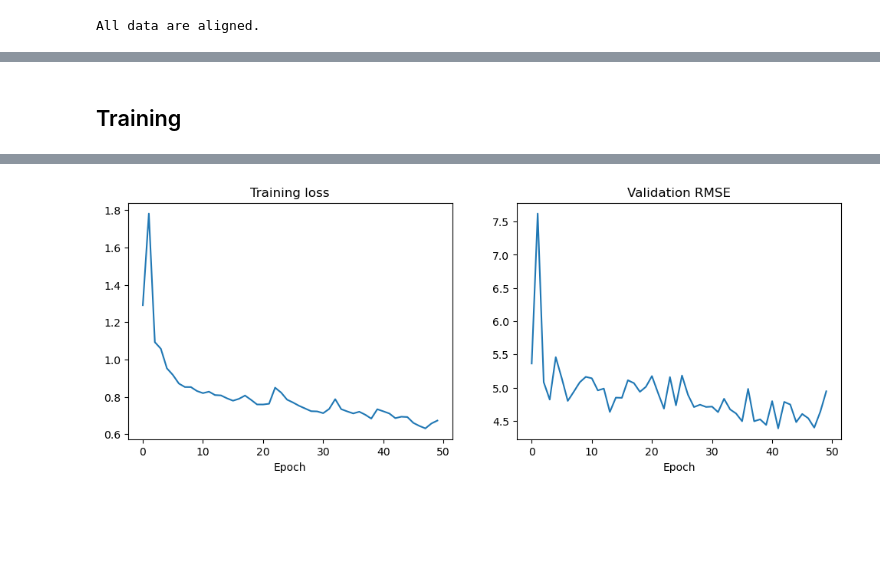
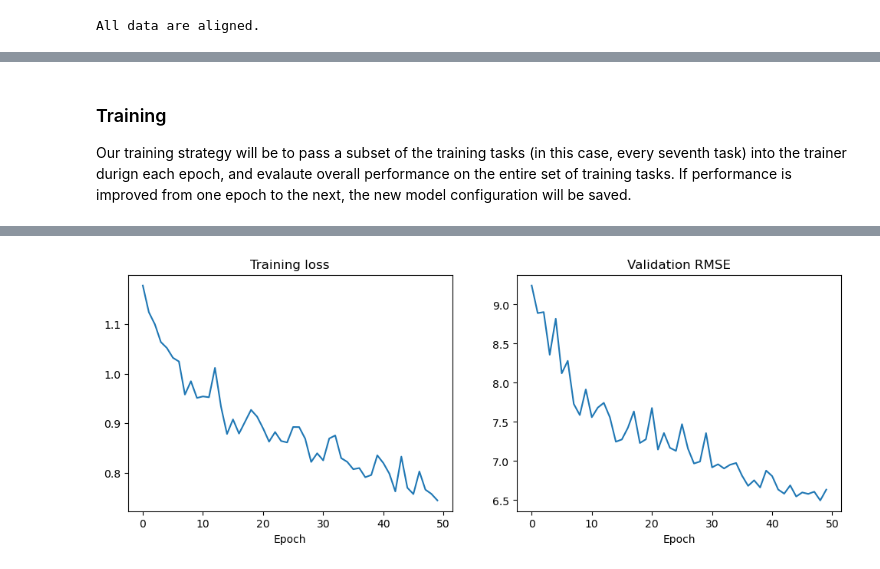
Before and after one commit to GEOS-ESM/ChemML, a Jupyter notebook: deepsensor_demo/Deepsensor_trial_Aug2025.ipynb, the cells around one changed output, grey strips where cells are left out. Cells and saved outputs as stored; diff of their text form; code cells hidden in the pictures; blank space fills up the shorter version.

```diff
--- a/deepsensor_demo/Deepsensor_trial_Aug2025.ipynb
+++ b/deepsensor_demo/Deepsensor_trial_Aug2025.ipynb
@@ -204,10 +230,10 @@ def F_align_times(a_in,v_time,dt_tol = np.timedelta64(30,'m')):
 
 
 # Target times: AirKorea Monitor Data
-# v_time = f_data_airkorea.reset_index()['time'].unique()
+v_time = f_data_airkorea.reset_index()['time'].unique()
 
 # Target times: GCAS Flights
-v_time = a_data_GCAS.time.values
+# v_time = a_data_GCAS.time.values
 
 f_data_airkorea_aligned = F_align_times(f_data_airkorea,v_time)
 a_data_GEOSCF_aligned = F_align_times(a_data_GEOSCF,v_time) # 7MB
@@ -310,6 +504,6 @@ Y_t: [(1, 306)]
 # %%
 if b_Retrain_Model:
-    model = ConvNP(data_processor, task_loader, unet_channels=(32, 32, 32, 32, 32))
+    model = ConvNP(data_processor, training_task_loader, unet_channels=(32, 32, 32, 32, 32))
 
     # Fix a bug: JSON is not able to encode numpy float32:
     model.config['encoder_scales'] = [float(number) for number in model.config['encoder_scales']]
@@ -317,14 +511,18 @@ if b_Retrain_Model:
     # Save the model
     model.save(processor_dir)
 else:
-    model = ConvNP(data_processor, task_loader, processor_dir)
+    model = ConvNP(data_processor, training_task_loader, processor_dir)
+print('\n')
+print('Model Configuration:')
 print(model)
+print('\n')
 
 # encode a task to tensor and visualize the encoding
-task = task_loader("2024-02-17 01:30:00'", "all", "all")
+task = testing_task_loader("2024-02-17 01:30:00'", "all", "all")
 encoding = deepsensor.model.nps.compute_encoding_tensor(model, task)
 print(f"SetConv encoding tensor shape: {encoding.shape}")
-fig = deepsensor.plot.context_encoding(model, task, task_loader)
+print('\n')
+fig = deepsensor.plot.context_encoding(model, task, testing_task_loader)
 plt.show()
 
 # visualize the receptive field (note: will not work without internet access to download shapefiles)
@@ -394,5 +605,7 @@ Loss funcion of untrained model: 7.666896820068359
 # %% [markdown]
-## Training
+### Training
+
+Our training strategy will be to pass a subset of the training tasks (in this case, every seventh task) into the trainer durign each epoch, and evalaute overall performance on the entire set of training tasks. If performance is improved from one epoch to the next, the new model configuration will be saved.
 # %%
 if b_Retrain_Model:
     losses = []
@@ -401,27 +614,33 @@ if b_Retrain_Model:
 
     val_rmse_best = np.inf
     trainer = Trainer(model, lr=5e-5)
+
+    timer_start = time.time()
     for epoch in range(n_max_epoch):
-        train_tasks = gen_tasks(train_range)
-        batch_losses = trainer(train_tasks)
+        batch_losses = trainer(train_tasks[epoch%7:len(train_tasks):7]) # Use a subset (1/7) of the total training tasks in each epoch
         losses.append(np.mean(batch_losses))
-        val_rmses.append(compute_val_rmse(model, val_tasks))
+        val_rmses.append(compute_model_rmse(model, val_tasks=train_tasks)) # evalaute model against full training dataset
         if val_rmses[-1] < val_rmse_best:
             val_rmse_best = val_rmses[-1]
             # Fix a bug: JSON is not able to encode numpy float32:
             model.config['encoder_scales'] = [float(number) for number in model.config['encoder_scales']]
             model.save(processor_dir)
-        print('Training epoch {} of {}; loss {}'.format(epoch+1,n_max_epoch,val_rmse_best))
-
-    # visualize loss function improvement
-    fig, axes = plt.subplots(1, 2, figsize=(12, 4))
-    axes[0].plot(losses)
-    axes[1].plot(val_rmses)
-    _ = axes[0].set_xlabel("Epoch")
-    _ = axes[1].set_xlabel("Epoch")
-    _ = axes[0].set_title("Training loss")
-    _ = axes[1].set_title("Validation RMSE")
+        print(f'Training epoch {epoch+1} of {n_max_epoch}; loss {val_rmse_best}; elapsed time {(time.time()-timer_start)/60} min')
 
     # save to CSV
-    pd.DataFrame({'Epoch':np.arange(0,n_max_epoch),'Training Loss':losses,'Validation RMSE':val_rmses}).to_csv(os.path.join(processor_dir,'training_log.csv'))
+    f_training_log = pd.DataFrame({'Epoch':np.arange(0,n_max_epoch),'Training Loss':losses,'Validation RMSE':val_rmses})
+    f_training_log.to_csv(os.path.join(processor_dir,'training_log.csv'))
+
+else:
+    print('Model was not retrained.')
+    f_training_log = pd.read_csv(os.path.join(processor_dir,'training_log.csv'))
+
+# visualize loss function improvement
+fig, axes = plt.subplots(1, 2, figsize=(12, 4))
+axes[0].plot(f_training_log['Training Loss'])
+axes[1].plot(f_training_log['Validation RMSE'])
+_ = axes[0].set_xlabel("Epoch")
+_ = axes[1].set_xlabel("Epoch")
+_ = axes[0].set_title("Training loss")
+_ = axes[1].set_title("Validation RMSE")
 # %% [output]
@@ -445,2 +648,2 @@ Training epoch 50 of 50; loss 4.386806964874268
-[figure, old version]
+[figure, new version]
 # %% [markdown]
```
Also changed, not shown: parts of 34 cells of this notebook.
